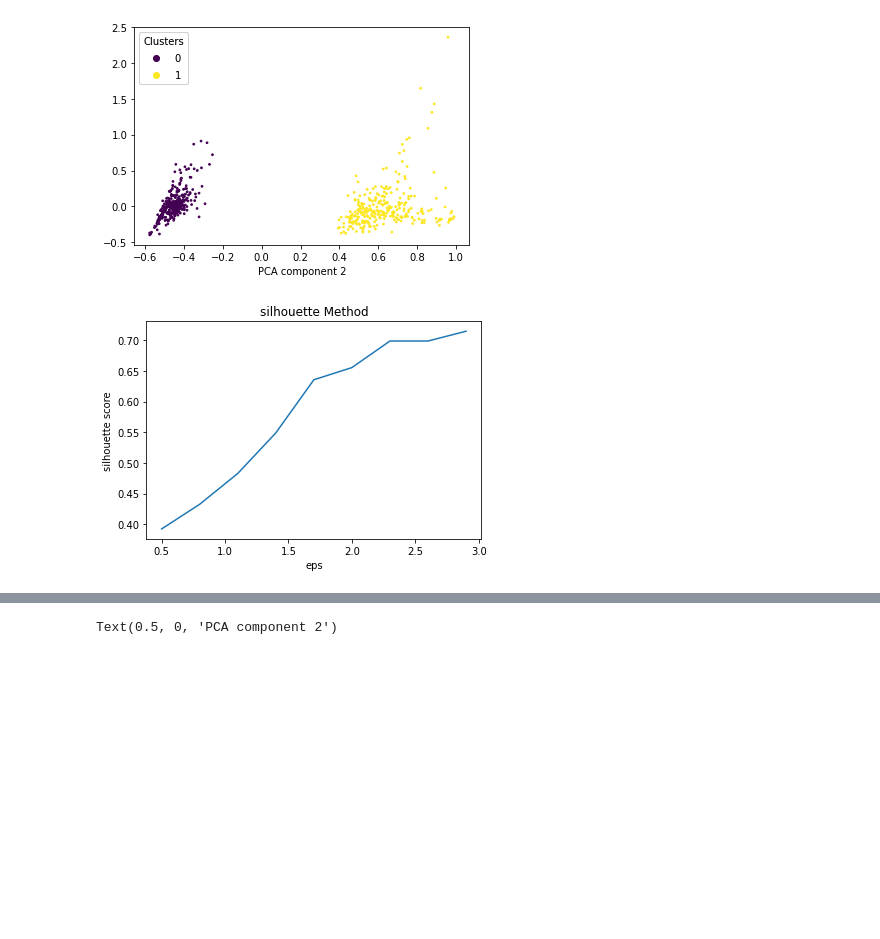
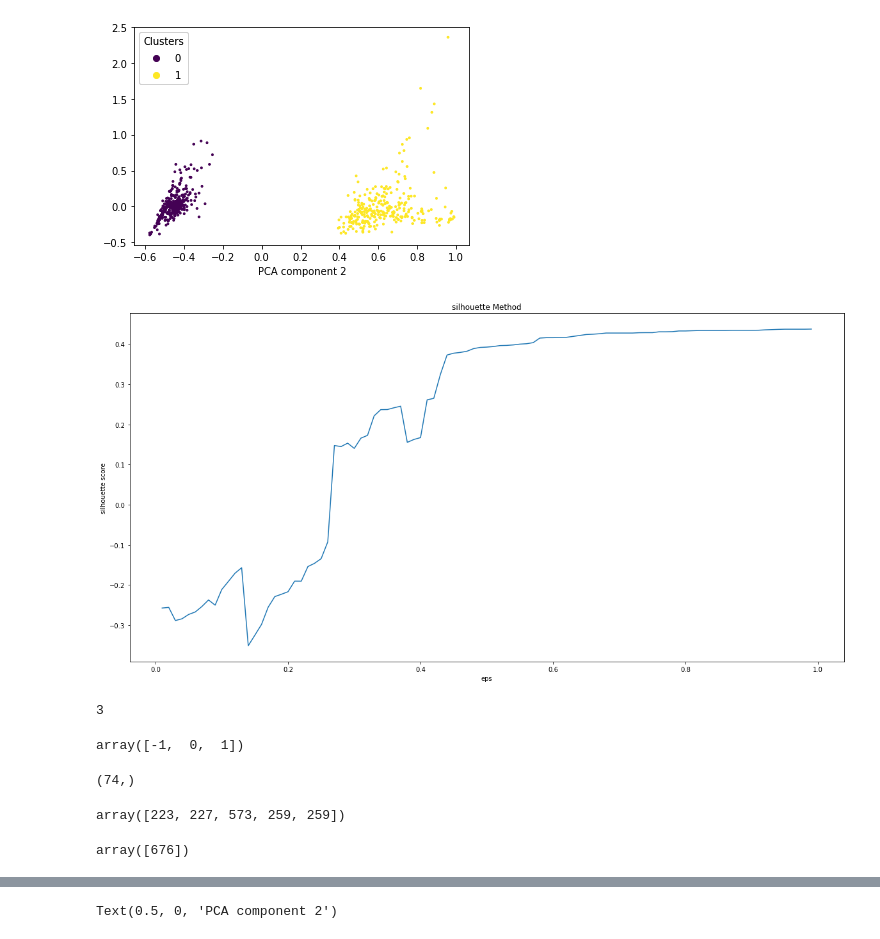
Before and after one commit to Eponeshnikov/ASMetrics, a Jupyter notebook: main.ipynb, the cells around one changed output, grey strips where cells are left out. Drawn from its saved outputs; the diff is of its cells as text; code cells hidden in the pictures; blank space fills up the shorter version.

```diff
--- a/main.ipynb
+++ b/main.ipynb
@@ -198,13 +198,13 @@ Text(0.5, 1.0, 'Kendall Tau Correlation Matrix')
 np.savetxt("tau.csv", tau, delimiter=",")
 # %%
 found = []
-df_corr = pd.DataFrame(columns=('metric1', 'metric2','spearman', 'kendall-tau'))
+df_corr = pd.DataFrame(columns=('metric1', 'metric2','spearman', 'kendall-tau', "diff"))
 n = 0
 for i in range(len(tau)):
     for j in range(len(tau)):
         if spearman_matrix[i][j] > 0.9 and i > j and not (j, i) in found:
             print(f"correlation between {df.keys()[i]} and {df.keys()[j]} is {tau[i][j]}")
-            df_corr.loc[n] = [df.keys()[i], df.keys()[j], round(spearman_matrix[i][j],3), round(tau[i][j],3)]
+            df_corr.loc[n] = [df.keys()[i], df.keys()[j], round(spearman_matrix[i][j],3), round(tau[i][j],3), abs(round(spearman_matrix[i][j],3) - round(tau[i][j],3))]
             n+=1
             found.append((i, j))
 # %% [output]
@@ -274,8 +278,10 @@ from sklearn.metrics import silhouette_score
 scaler = MinMaxScaler()
 # %%
 sil = []
+el = []
 for k in range(2, 10):
     kmeans = KMeans(n_clusters=k, random_state=0, init='k-means++')
     kmeans.fit(scaler.fit_transform(df))
     sil.append(silhouette_score(scaler.fit_transform(df), kmeans.labels_))
+    el.append(kmeans.inertia_)
 # %%
@@ -288,0 +305,16 @@ plt.show()
+# %%
+from scipy.spatial.distance import euclidean
+
+k = 2
+kmeans = KMeans(n_clusters=k, random_state=0, init='k-means++')
+kmeans.fit(scaler.fit_transform(df))
+centers = {i: (1e300, -1) for i in range(k)}
+by_dist = {i: [] for i in range(k)}
+for i, point in enumerate(scaler.fit_transform(df)):
+    for j in range(k):
+        dist = euclidean(kmeans.cluster_centers_[j], point)
+        by_dist[j].append((i, dist))
+        if dist < centers[j][0]:
+            centers[j] = (dist, i)
+for j in range(k):
+    by_dist[j] = sorted(by_dist[j], key=lambda tup: tup[1])
@@ -303,14 +383,36 @@ Text(0.5, 0, 'PCA component 2')
 [figure]
 # %%
 sil = []
-for eps in np.arange(0.5, 3.1, 0.3):
+for eps in np.arange(0.01, 1.0, 0.01):
     clustering = DBSCAN(eps=eps, min_samples=3).fit(scaler.fit_transform(df))
     sil.append(silhouette_score(scaler.fit_transform(df), clustering.labels_))
 # %%
-plt.plot(np.arange(0.5, 3.1, 0.3), sil)
+figure(figsize=(20, 10))
+plt.plot(np.arange(0.01, 1.0, 0.01), sil)
 plt.title('silhouette Method')
 plt.xlabel('eps')
 plt.ylabel('silhouette score')
 plt.show()
 # %% [output]
-[figure, old version]
+[figure, new version]
+# %%
+clustering = DBSCAN(eps=0.6, min_samples=3).fit(scaler.fit_transform(df))
+clustering.min_samples
+# %% [output]
+3
+# %%
+np.unique(clustering.labels_)
+# %% [output]
+array([-1,  0,  1])
+# %%
+np.where(clustering.labels_ == -1)[0].shape
+# %% [output]
+(74,)
+# %%
+np.random.choice(np.where(clustering.labels_ == -1)[0], 5)
+# %% [output]
+array([223, 227, 573, 259, 259])
+# %%
+np.random.choice(np.where(clustering.labels_ == -1)[0], 1)
+# %% [output]
+array([676])
```
Also changed, not shown: parts of 15 cells of this notebook.
